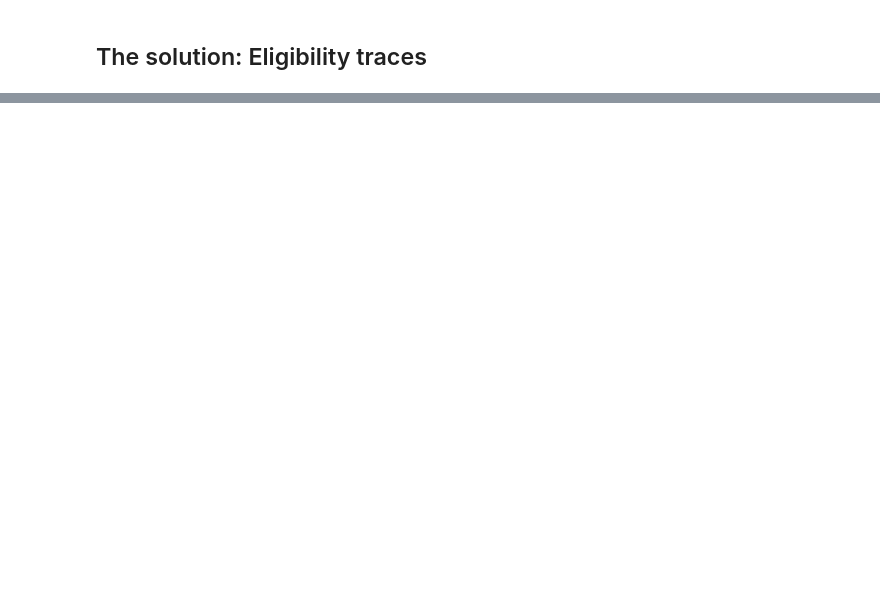
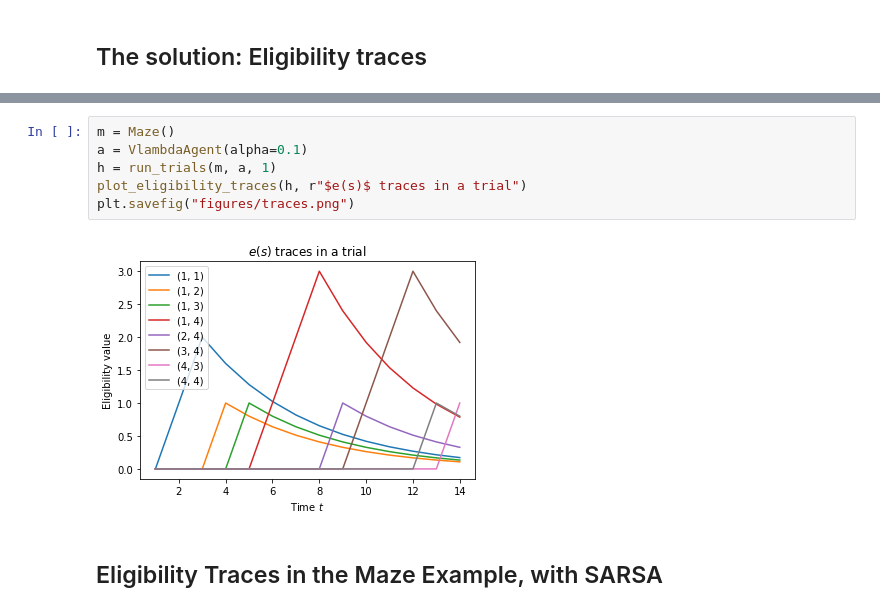
Before and after one commit to TheRealDrDre/CompCogNeuro, a Jupyter notebook: RL/RL3_eligibility.ipynb, the cells around one changed output, grey strips where cells are left out. Cells and saved outputs as stored; diff of their text form; blank space fills up the shorter version.

```diff
--- a/RL/RL3_eligibility.ipynb
+++ b/RL/RL3_eligibility.ipynb
@@ -178,0 +445,10 @@ a.visualizeV("V-table, with eligibility traces and TD(lambda)")
+# %%
+m = Maze()
+a = VlambdaAgent(alpha=0.1)
+h = run_trials(m, a, 1)
+plot_eligibility_traces(h, r"$e(s)$ traces in a trial")
+plt.savefig("figures/traces.png")
+# %% [output]
+[figure, added]
+# %% [markdown]
+## Eligibility Traces in the Maze Example, with SARSA
```
Also changed, not shown: parts of 13 cells of this notebook, 20 other files.
